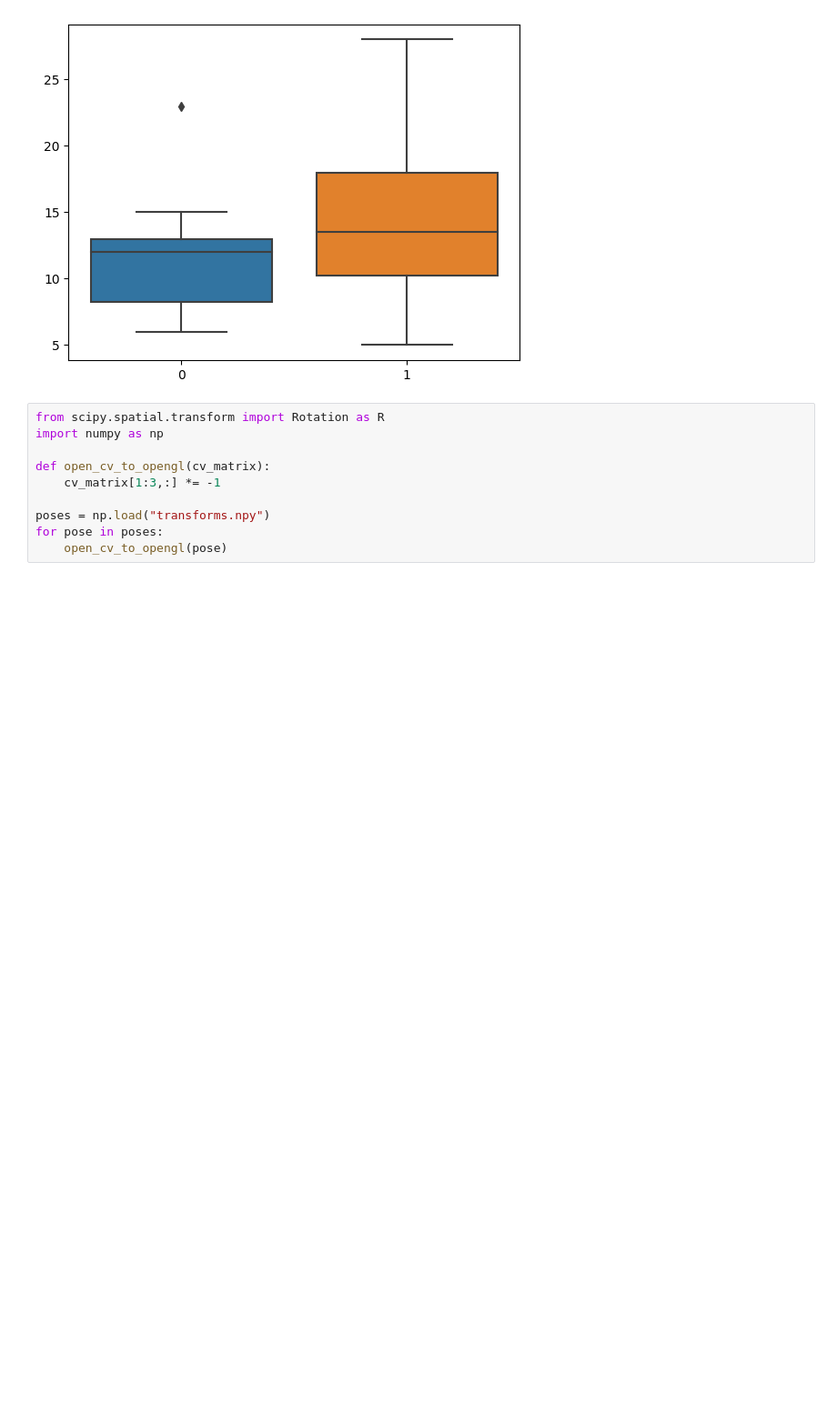
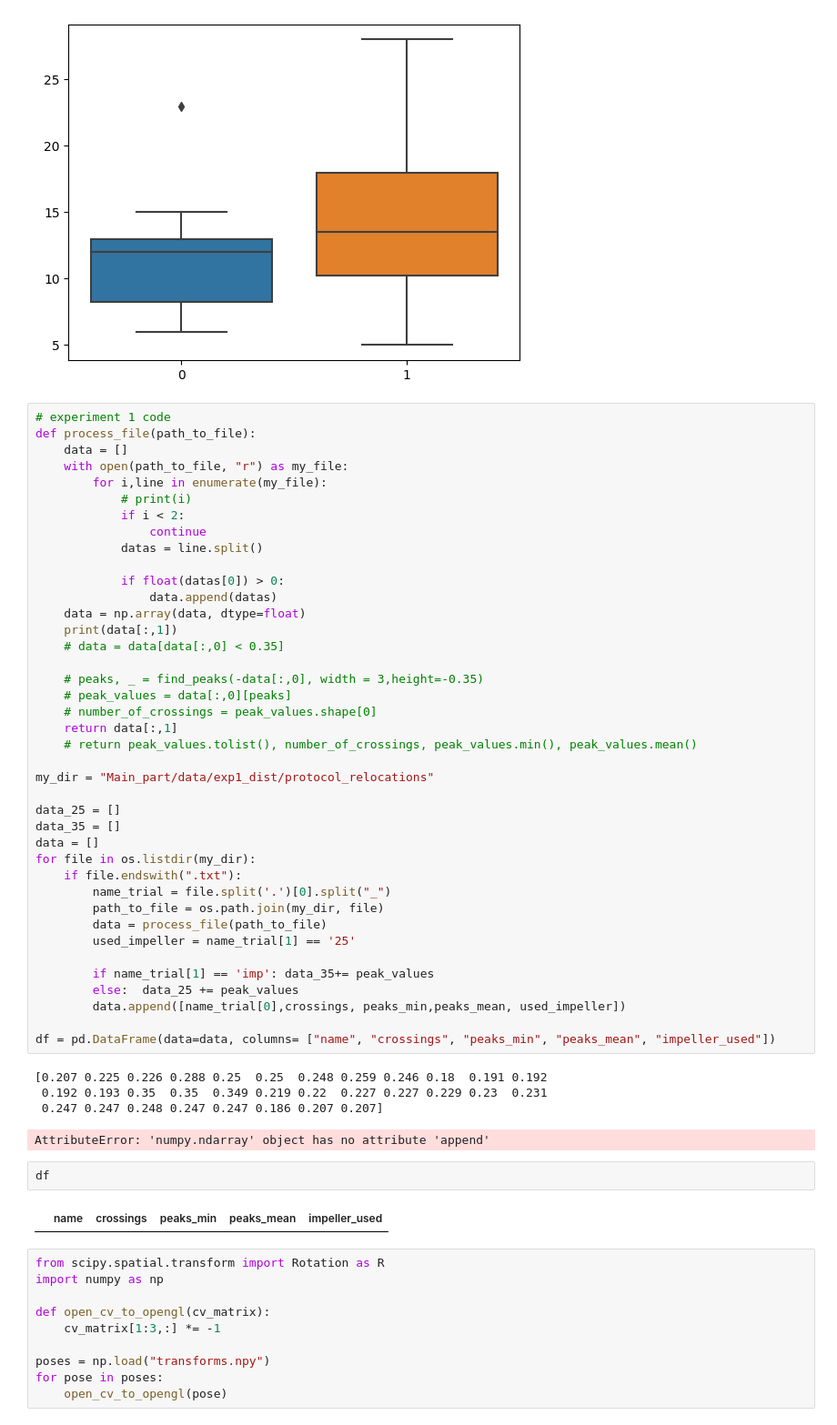
Before and after one commit to ViktorRakhmatulin/AirTouch, a Jupyter notebook: data_analysis.ipynb, the cells around one changed output. Shown at 91% size. Drawn from its saved outputs; the diff is of its cells as text; blank space fills up the shorter version.

```diff
--- a/data_analysis.ipynb
+++ b/data_analysis.ipynb
@@ -134,6 +126,55 @@ ax = sns.boxplot([df[df['impeller_used'] == True]["crossings"],df[df['impeller_u
 plt.show()
 # %% [output]
 [figure]
+# %%
+# experiment 1 code
+def process_file(path_to_file):
+    data = []
+    with open(path_to_file, "r") as my_file:
+        for i,line in enumerate(my_file):
+            # print(i)
+            if i < 2:
+                continue
+            datas = line.split()
+
+            if float(datas[0]) > 0:
+                data.append(datas)
+    data = np.array(data, dtype=float)
+    print(data[:,1])
+    # data = data[data[:,0] < 0.35]
+
+    # peaks, _ = find_peaks(-data[:,0], width = 3,height=-0.35)
+    # peak_values = data[:,0][peaks]
+    # number_of_crossings = peak_values.shape[0]
+    return data[:,1]
+    # return peak_values.tolist(), number_of_crossings, peak_values.min(), peak_values.mean()
+
+my_dir = "Main_part/data/exp1_dist/protocol_relocations"
+
+data_25 = []
+data_35 = []
+data = []
+for file in os.listdir(my_dir):
+    if file.endswith(".txt"):
+        name_trial = file.split('.')[0].split("_")
+        path_to_file = os.path.join(my_dir, file)
+        data = process_file(path_to_file)
+        used_impeller = name_trial[1] == '25'
+
+        if name_trial[1] == 'imp': data_35+= peak_values
+        else:  data_25 += peak_values
+        data.append([name_trial[0],crossings, peaks_min,peaks_mean, used_impeller])
+
+df = pd.DataFrame(data=data, columns= ["name", "crossings", "peaks_min", "peaks_mean", "impeller_used"])
+# %% [output]
+[0.207 0.225 0.226 0.288 0.25  0.25  0.248 0.259 0.246 0.18  0.191 0.192
+ 0.192 0.193 0.35  0.35  0.349 0.219 0.22  0.227 0.227 0.229 0.23  0.231
+ 0.247 0.247 0.248 0.247 0.247 0.186 0.207 0.207]
+AttributeError: 'numpy.ndarray' object has no attribute 'append'
+# %%
+df
+# %% [output]
+|  | name | crossings | peaks_min | peaks_mean | impeller_used |
 # %%
 from scipy.spatial.transform import Rotation as R
 import numpy as np
```
Also changed, not shown: parts of 4 cells of this notebook, 4 other files.
